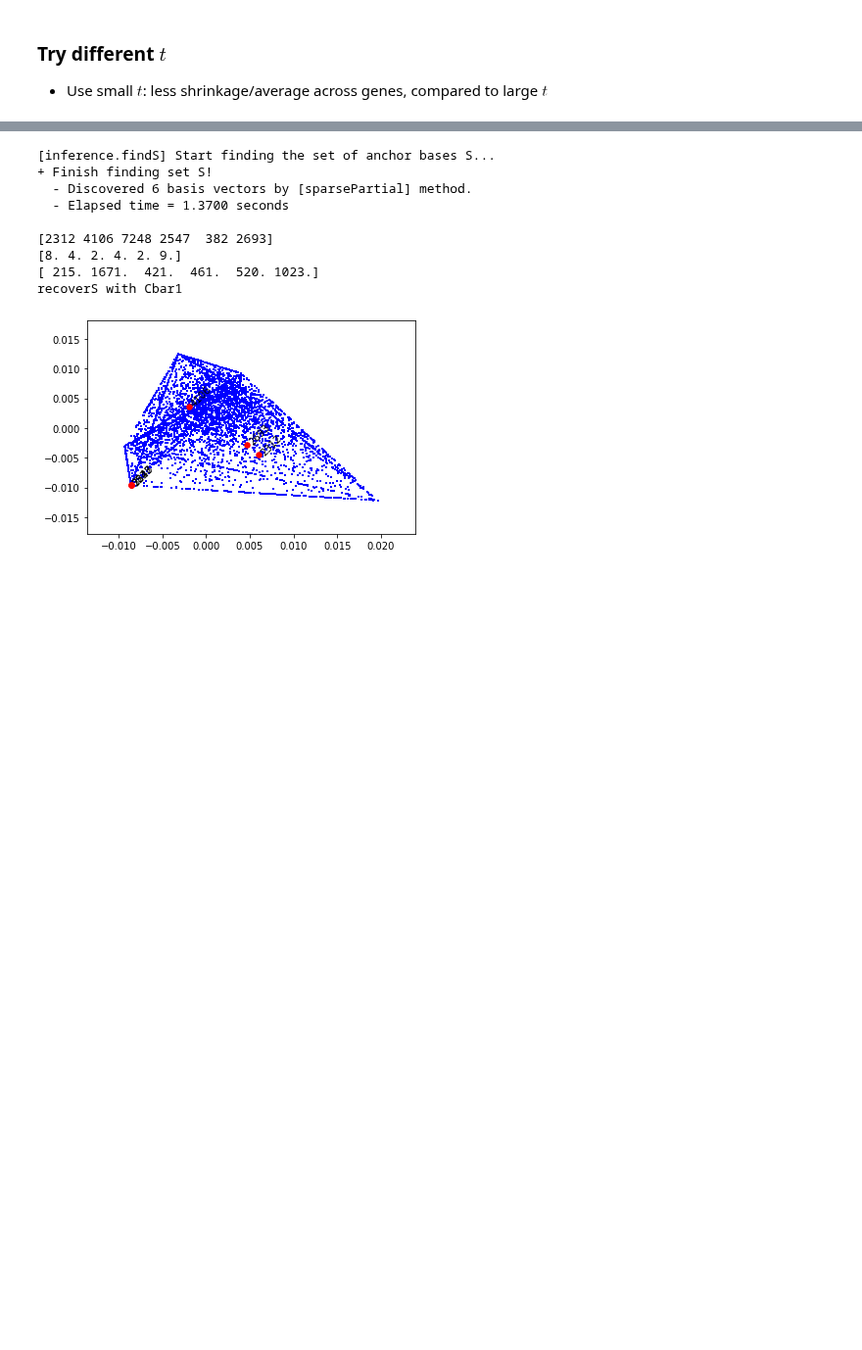
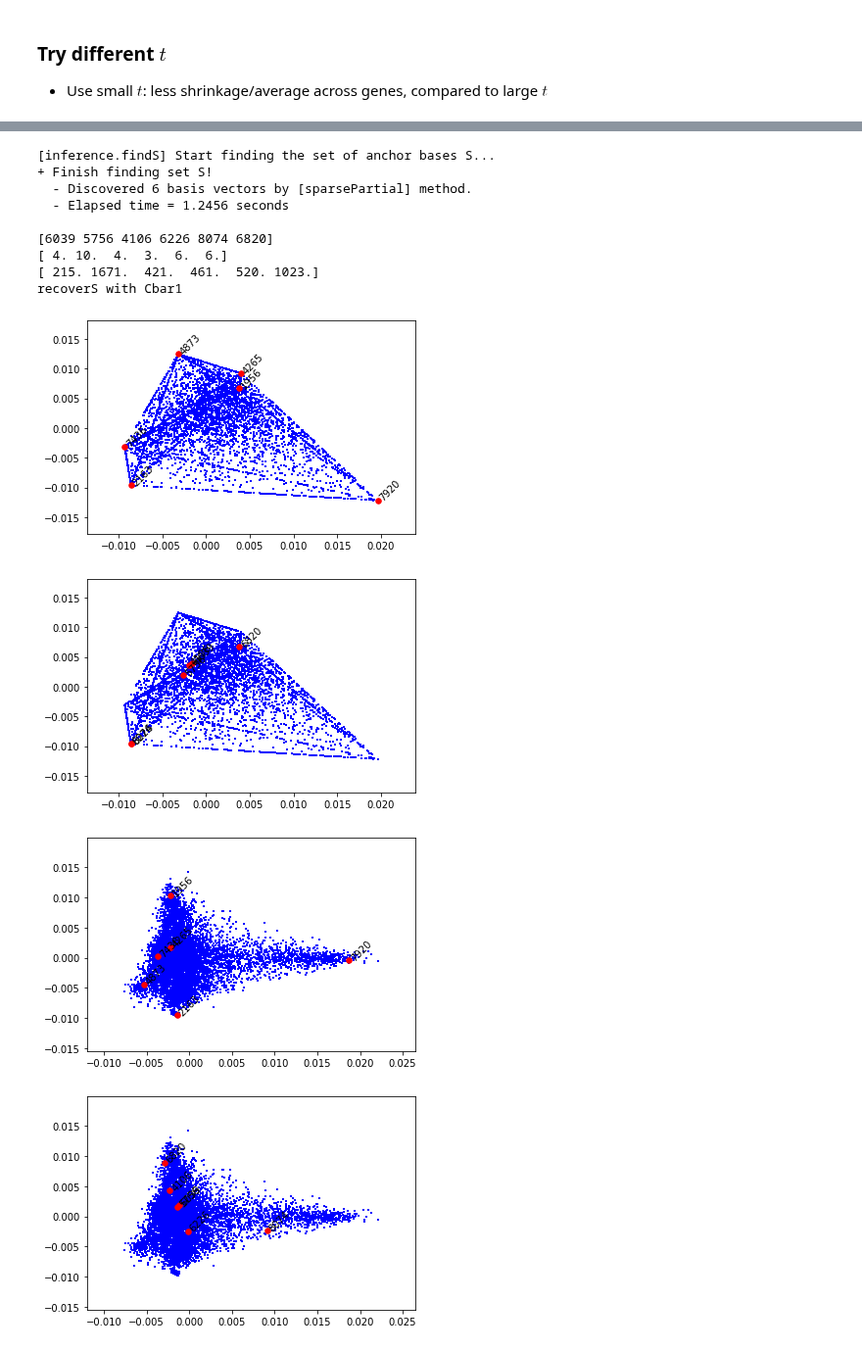
Before and after one commit to zihao12/pyJSMF-RAW, a Jupyter notebook: experiments/magic.ipynb, the cells around one changed output, grey strips where cells are left out. Shown at 98% size. Cells and saved outputs as stored; diff of their text form; code cells hidden in the pictures; blank space fills up the shorter version.

```diff
--- a/experiments/magic.ipynb
+++ b/experiments/magic.ipynb
@@ -165,4 +173,7 @@ Calculated imputation in 2.01 seconds.
 # %%
+magic_op.set_params(t = 3)
+
+Y_magic = magic_op.transform(X.T)
 Cbar_m = Y_magic.T / Y_magic.T.sum(axis = 1)[:, None]
 Cbar_m = Cbar_m.T @ Cbar_m / n
 Cbar_m = Cbar_m / Cbar_m.sum(axis = 1)[:, None]
@@ -177,6 +188,8 @@ print(X.toarray().sum(axis = 0)[S0])
 
 which_dim = [0, 1]
 print("recoverS with Cbar1")
+vis_extremal_pca(Cbar0_pj, S0, which_dim = which_dim, annotate=True,fontsize=10)
 vis_extremal_pca(Cbar0_pj, S_m, which_dim = which_dim, annotate=True,fontsize=10)
 vis_extremal_pca(Cbar_m, S0, which_dim = which_dim, annotate=True,fontsize=10)
+vis_extremal_pca(Cbar_m, S_m, which_dim = which_dim, annotate=True,fontsize=10)
 # %% [output]
@@ -201,8 +218,3 @@ recoverS with Cbar1
 ### Try different $t$
 
 * Use small $t$: less shrinkage/average across genes, compared to large $t$
-# %%
-magic_op = magic.MAGIC()
-magic_op.set_params(t = 1)
-magic_op.fit(Y_normalized)
-Y_magic_t1 = magic_op.transform(X.T)
@@ -221,5 +221,8 @@ Calculated imputation in 0.60 seconds.
 # %%
-Cbar_m = Y_magic_t1.T / Y_magic_t1.T.sum(axis = 1)[:, None]
+magic_op.set_params(t = 10)
+
+Y_magic = magic_op.transform(X.T)
+Cbar_m = Y_magic.T / Y_magic.T.sum(axis = 1)[:, None]
 Cbar_m = Cbar_m.T @ Cbar_m / n
 Cbar_m = Cbar_m / Cbar_m.sum(axis = 1)[:, None]
 S_m, _, _ = findS(Cbar_m, k)
@@ -233,6 +236,8 @@ print(X.toarray().sum(axis = 0)[S0])
 
 which_dim = [0, 1]
 print("recoverS with Cbar1")
+vis_extremal_pca(Cbar0_pj, S0, which_dim = which_dim, annotate=True,fontsize=10)
 vis_extremal_pca(Cbar0_pj, S_m, which_dim = which_dim, annotate=True,fontsize=10)
 vis_extremal_pca(Cbar_m, S0, which_dim = which_dim, annotate=True,fontsize=10)
+vis_extremal_pca(Cbar_m, S_m, which_dim = which_dim, annotate=True,fontsize=10)
 # %% [output]
@@ -249,0 +259,22 @@ recoverS with Cbar1
+# %%
+magic_op.set_params(t = 1)
+
+Y_magic = magic_op.transform(X.T)
+Cbar_m = Y_magic.T / Y_magic.T.sum(axis = 1)[:, None]
+Cbar_m = Cbar_m.T @ Cbar_m / n
+Cbar_m = Cbar_m / Cbar_m.sum(axis = 1)[:, None]
+S_m, _, _ = findS(Cbar_m, k)
+Cbar_m = Cbar_proj(Cbar_m)
+
+
+print(S_m)
+print(X.toarray().sum(axis = 0)[S_m])
+print(X.toarray().sum(axis = 0)[S0])
+
+
+which_dim = [0, 1]
+print("recoverS with Cbar1")
+vis_extremal_pca(Cbar0_pj, S0, which_dim = which_dim, annotate=True,fontsize=10)
+vis_extremal_pca(Cbar0_pj, S_m, which_dim = which_dim, annotate=True,fontsize=10)
+vis_extremal_pca(Cbar_m, S0, which_dim = which_dim, annotate=True,fontsize=10)
+vis_extremal_pca(Cbar_m, S_m, which_dim = which_dim, annotate=True,fontsize=10)
@@ -269,24 +320,30 @@ print(set(S0).intersection(set(nbh)))
 # %%
 S_m, _, _ = findS(magic_op.diff_op.toarray(), k)
 
 
 print(S_m)
 print(X.toarray().sum(axis = 0)[S_m])
 print(X.toarray().sum(axis = 0)[S0])
 
 
 which_dim = [0, 1]
 print("recoverS with Cbar1")
+vis_extremal_pca(Cbar0_pj, S0, which_dim = which_dim, annotate=True,fontsize=10)
 vis_extremal_pca(Cbar0_pj, S_m, which_dim = which_dim, annotate=True,fontsize=10)
+vis_extremal_pca(Cbar_m, S0, which_dim = which_dim, annotate=True,fontsize=10)
+vis_extremal_pca(Cbar_m, S_m, which_dim = which_dim, annotate=True,fontsize=10)
 # %% [output]
 [inference.findS] Start finding the set of anchor bases S...
 + Finish finding set S!
   - Discovered 6 basis vectors by [sparsePartial] method.
-  - Elapsed time = 1.3700 seconds
+  - Elapsed time = 1.2456 seconds
 
-[2312 4106 7248 2547  382 2693]
-[8. 4. 2. 4. 2. 9.]
+[6039 5756 4106 6226 8074 6820]
+[ 4. 10.  4.  3.  6.  6.]
 [ 215. 1671.  421.  461.  520. 1023.]
 recoverS with Cbar1
-[figure, old version]
+[figure, new version]
+[figure, added]
+[figure, added]
+[figure, added]
 # %% [markdown]
```
Also changed, not shown: parts of 19 cells of this notebook, 1 other file.
